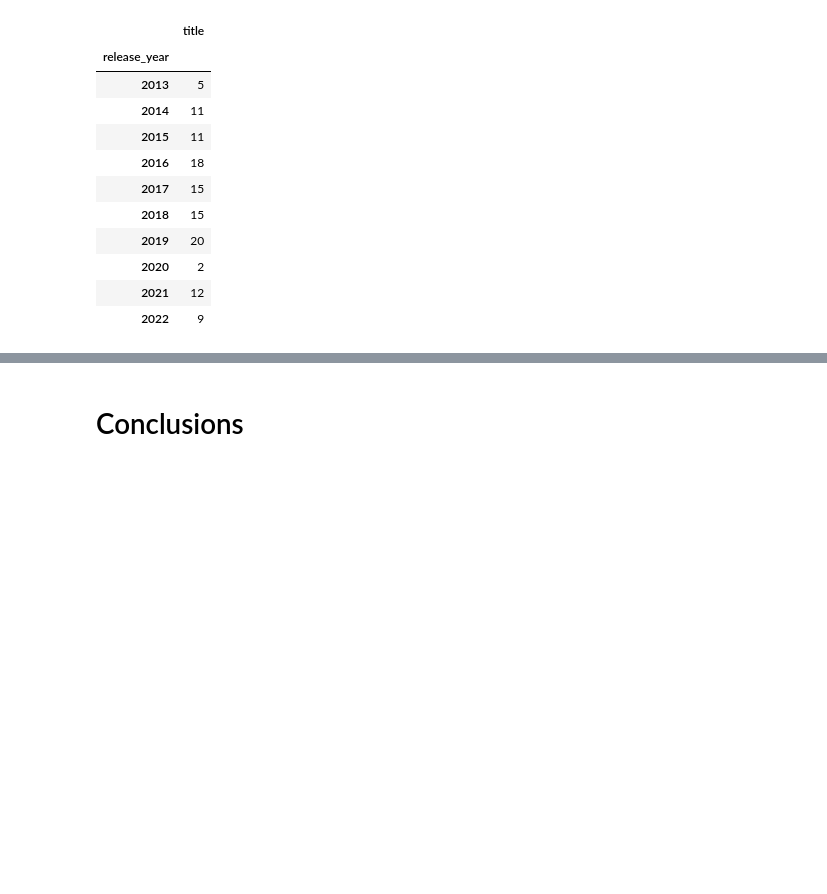
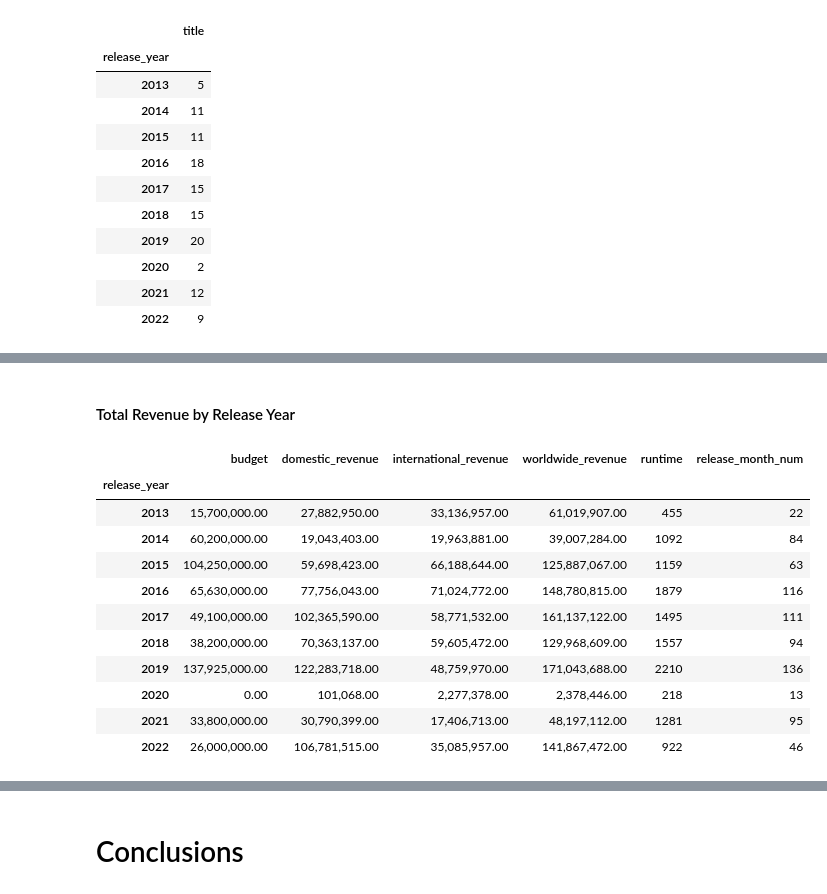
Before and after one commit to AlexPMorton/A24-Movies-EDA, a Jupyter notebook: A24_EDA.ipynb, the cells around one changed output, grey strips where cells are left out. Cells and saved outputs as stored; diff of their text form; code cells hidden in the pictures; blank space fills up the shorter version.

```diff
--- a/A24_EDA.ipynb
+++ b/A24_EDA.ipynb
@@ -482,0 +524,18 @@ A24_dates_year_grouped[['title']]
+# %% [markdown]
+#### Total Revenue by Release Year
+# %%
+A24_dates_year_revenues_sum_grouped = A24_dates.groupby(['release_year']).sum()
+A24_dates_year_revenues_sum_grouped
+# %% [output]
+|  | budget | domestic_revenue | international_revenue | worldwide_revenue | runtime | release_month_num |
+| release_year |  |  |  |  |  |  |
+| 2013 | 15,700,000.00 | 27,882,950.00 | 33,136,957.00 | 61,019,907.00 | 455 | 22 |
+| 2014 | 60,200,000.00 | 19,043,403.00 | 19,963,881.00 | 39,007,284.00 | 1092 | 84 |
+| 2015 | 104,250,000.00 | 59,698,423.00 | 66,188,644.00 | 125,887,067.00 | 1159 | 63 |
+| 2016 | 65,630,000.00 | 77,756,043.00 | 71,024,772.00 | 148,780,815.00 | 1879 | 116 |
+| 2017 | 49,100,000.00 | 102,365,590.00 | 58,771,532.00 | 161,137,122.00 | 1495 | 111 |
+| 2018 | 38,200,000.00 | 70,363,137.00 | 59,605,472.00 | 129,968,609.00 | 1557 | 94 |
+| 2019 | 137,925,000.00 | 122,283,718.00 | 48,759,970.00 | 171,043,688.00 | 2210 | 136 |
+| 2020 | 0.00 | 101,068.00 | 2,277,378.00 | 2,378,446.00 | 218 | 13 |
+| 2021 | 33,800,000.00 | 30,790,399.00 | 17,406,713.00 | 48,197,112.00 | 1281 | 95 |
+| 2022 | 26,000,000.00 | 106,781,515.00 | 35,085,957.00 | 141,867,472.00 | 922 | 46 |
```
Also changed, not shown: parts of 13 cells of this notebook.
